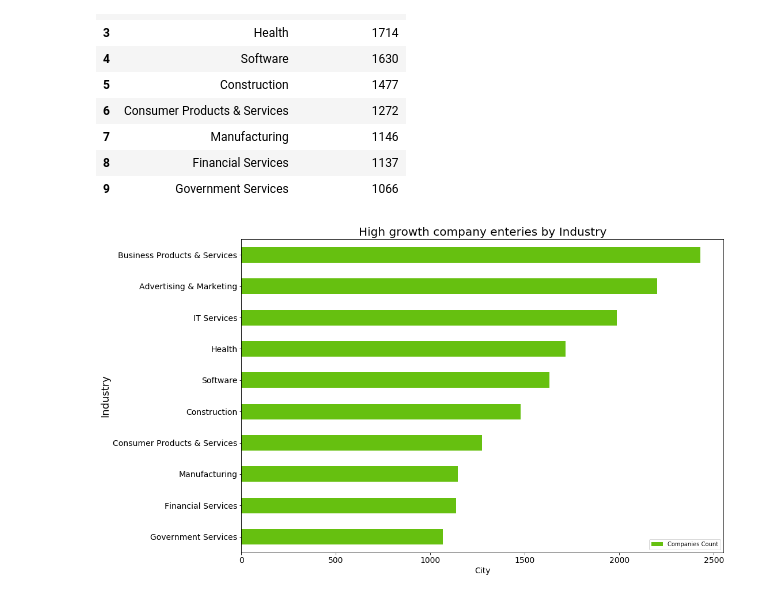
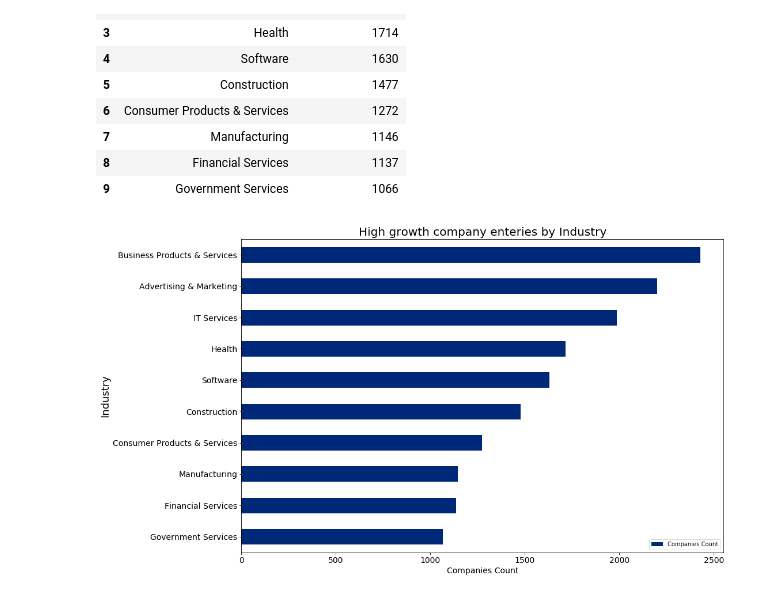
Before and after one commit to ermiasgelaye/ETL-Project, a Jupyter notebook: ETL_data_project.ipynb, the cells around one changed output. Cells and saved outputs as stored; diff of their text form; code cells hidden in the pictures.

```diff
--- a/ETL_data_project.ipynb
+++ b/ETL_data_project.ipynb
@@ -377,12 +381,12 @@ top_ten_ind
 # %%
 # Industry plot
 top_ind_df = top_ten_ind.set_index('industry')
 sortedd=top_ind_df.sort_values(by="Companies Count", ascending=True)
-plot_pandas =sortedd.plot.barh(figsize=(15,10), color=['#66C010'],fontsize = 14)
-plt.xlabel("City",fontsize = 14)
+plot_pandas =sortedd.plot.barh(figsize=(15,10), color=['#002878'],fontsize = 14)
+plt.xlabel("Companies Count",fontsize = 14)
 plt.ylabel("Industry",fontsize = 18)
 plt.title("High growth company enteries by Industry",fontsize = 20)
 plt.savefig("image/industry.png", bbox_inches="tight")
 plt.show()
 # %% [output]
-[figure, old version]
+[figure, new version]
```
Also changed, not shown: parts of 18 cells of this notebook, 6 other files.
